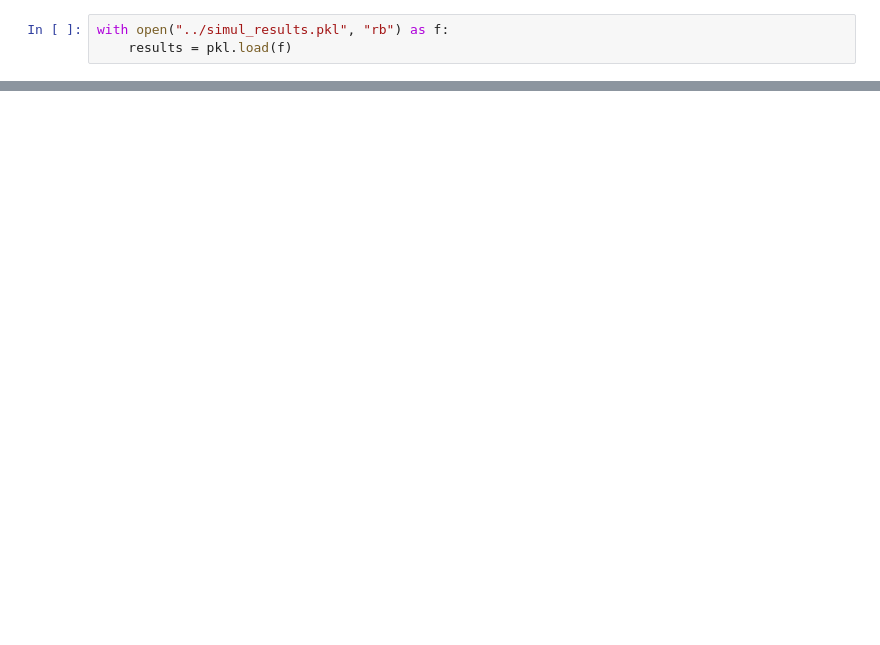
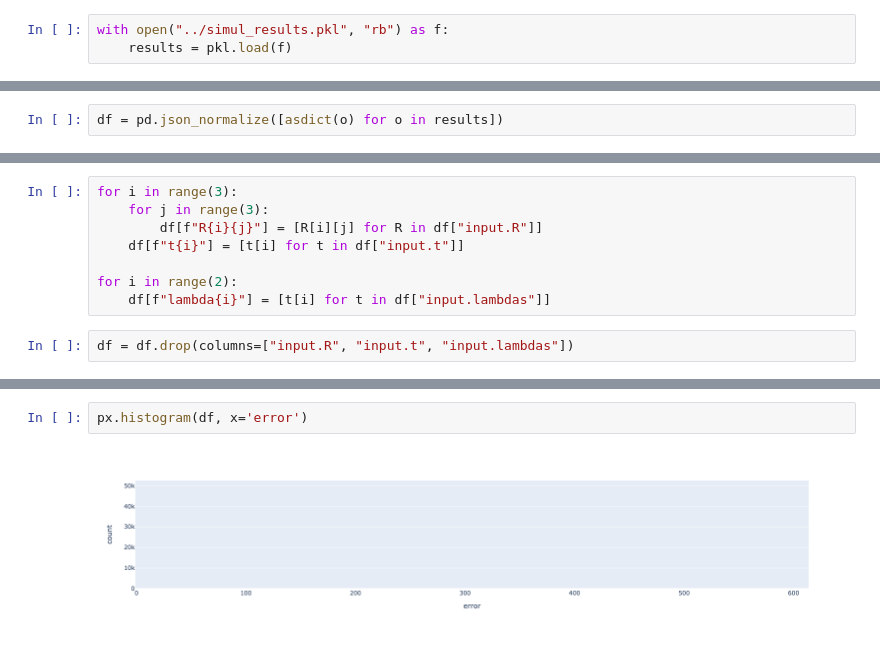
Before and after one commit to anstadnik/camera_calibration, a Jupyter notebook: notebooks/Untitled2.ipynb, the cells around one changed output, grey strips where cells are left out. Drawn from its saved outputs; the diff is of its cells as text; blank space fills up the shorter version.

```diff
--- a/notebooks/Untitled2.ipynb
+++ b/notebooks/Untitled2.ipynb
@@ -171,0 +33,2 @@ Projector(R=array([[-0.94956828, -0.15702426, -0.27141015],
+# %%
+df = pd.json_normalize([asdict(o) for o in results])
@@ -171,0 +55,10 @@ Projector(R=array([[-0.94956828, -0.15702426, -0.27141015],
+# %%
+for i in range(3):
+    for j in range(3):
+        df[f"R{i}{j}"] = [R[i][j] for R in df["input.R"]]
+    df[f"t{i}"] = [t[i] for t in df["input.t"]]
+
+for i in range(2):
+    df[f"lambda{i}"] = [t[i] for t in df["input.lambdas"]]
+# %%
+df = df.drop(columns=["input.R", "input.t", "input.lambdas"])
@@ -171,0 +87,4 @@ Projector(R=array([[-0.94956828, -0.15702426, -0.27141015],
+# %%
+px.histogram(df, x='error')
+# %% [output]
+[figure, added]
```
Also changed, not shown: parts of 13 cells of this notebook, 2 other files.
